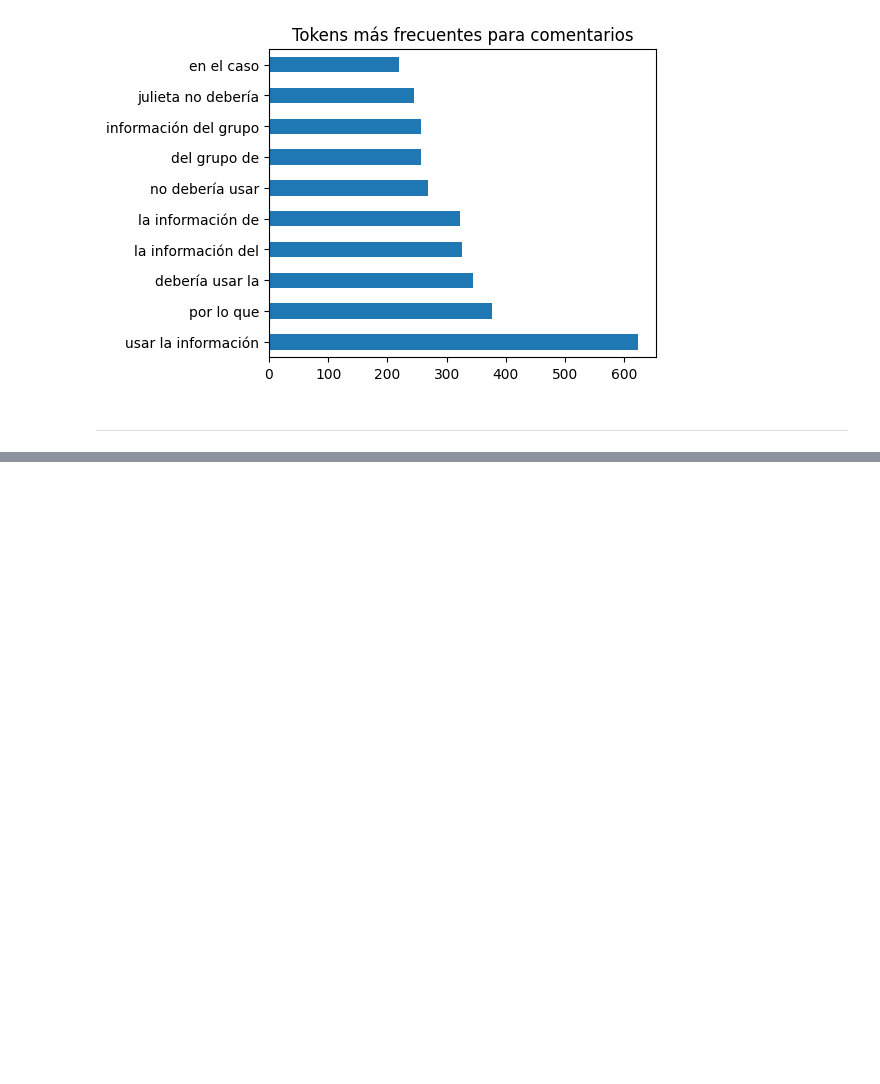
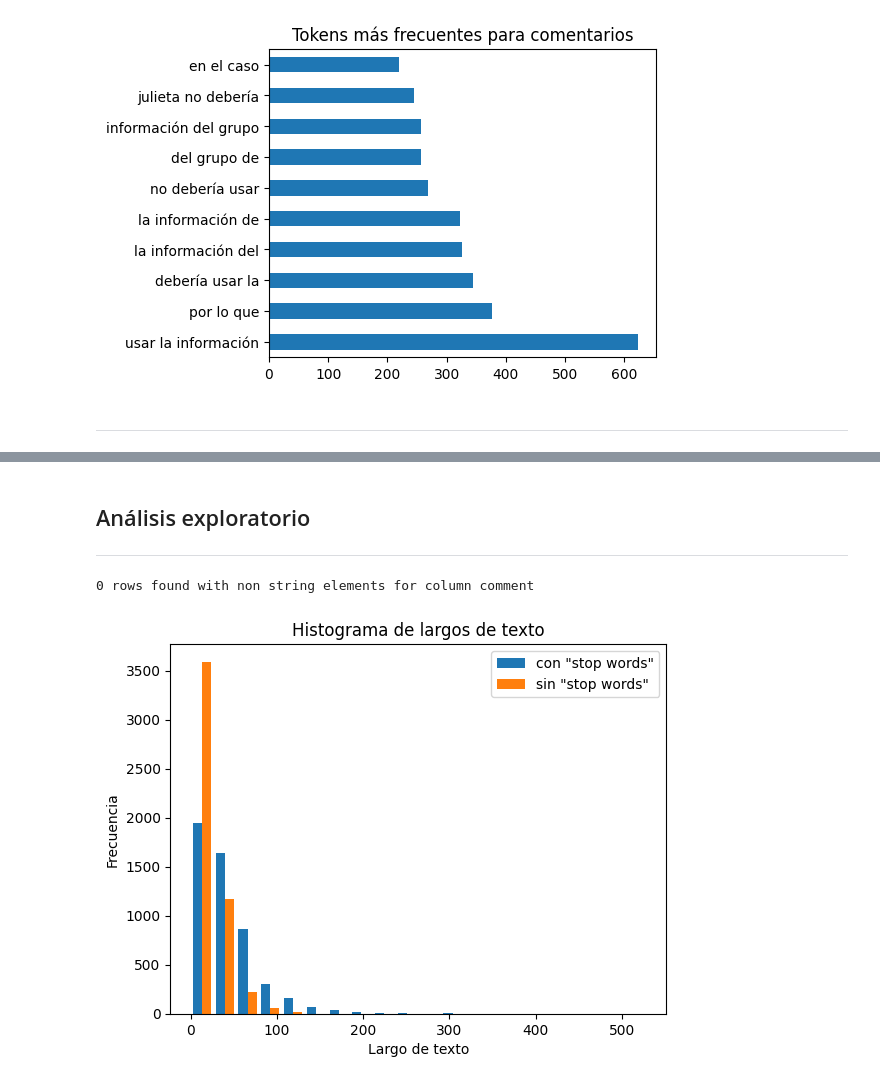
Before and after one commit to camilocarvajalreyes/ethicapp-nlp, a Jupyter notebook: exploracion_caso_julieta.ipynb, the cells around one changed output, grey strips where cells are left out. Drawn from its saved outputs; the diff is of its cells as text; code cells hidden in the pictures; blank space fills up the shorter version.

Commit message:
add prepros script and visualizacion largo texto

```diff
--- a/exploracion_caso_julieta.ipynb
+++ b/exploracion_caso_julieta.ipynb
@@ -85,0 +86,27 @@ wordcloud_from_column(df,'comment',ignore=stopwords.words('spanish'))
+# %% [markdown]
+## Análisis exploratorio
+
+---
+# %%
+from utils.preprocesamiento import delete_non_string_rows
+
+df = delete_non_string_rows(df,'comment')
+# %% [output]
+0 rows found with non string elements for column comment
+# %%
+from utils.exploracion import comment_length
+
+lengths = comment_length(df,'comment')
+lengths_nsw = comment_length(df,'comment',ignore=stopwords.words('spanish'))
+# %%
+import matplotlib.pyplot as plt
+
+plt.hist([lengths, lengths_nsw], bins=20, color=['tab:blue', 'tab:orange'], label=['con "stop words"', 'sin "stop words"'])
+
+plt.xlabel('Largo de texto')
+plt.ylabel('Frecuencia')
+plt.title('Histograma de largos de texto')
+plt.legend()
+plt.show()
+# %% [output]
+[figure, added]
```
Also changed, not shown: parts of 4 cells of this notebook, 1 other file.
